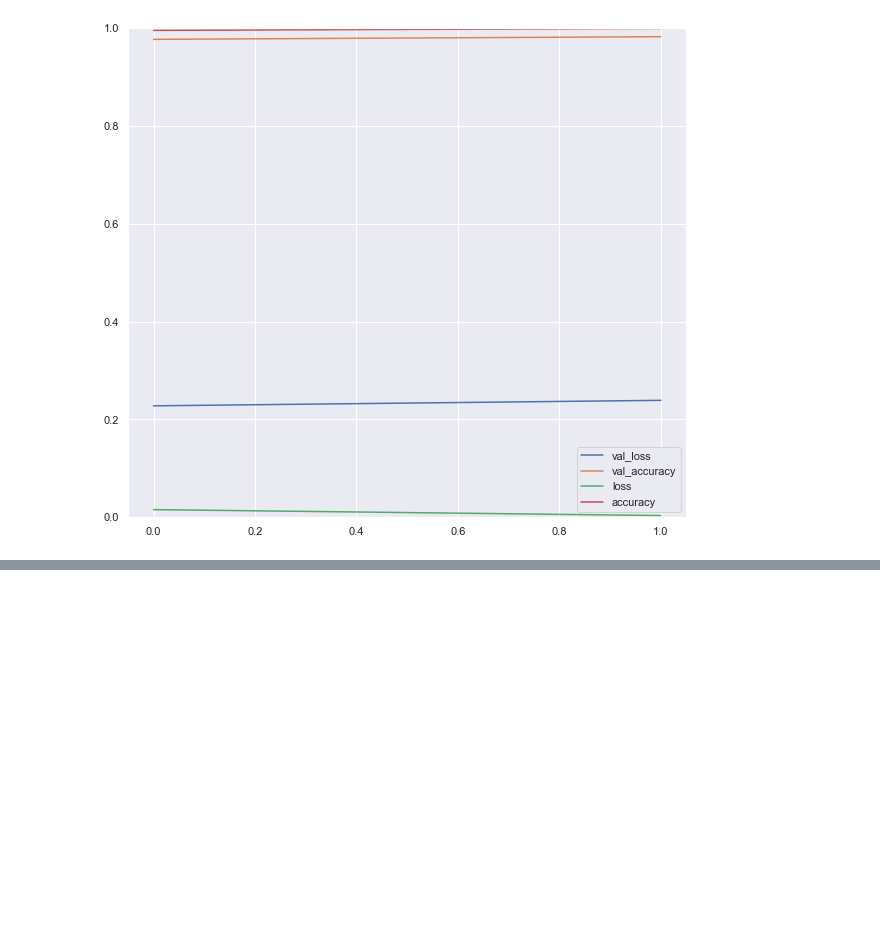
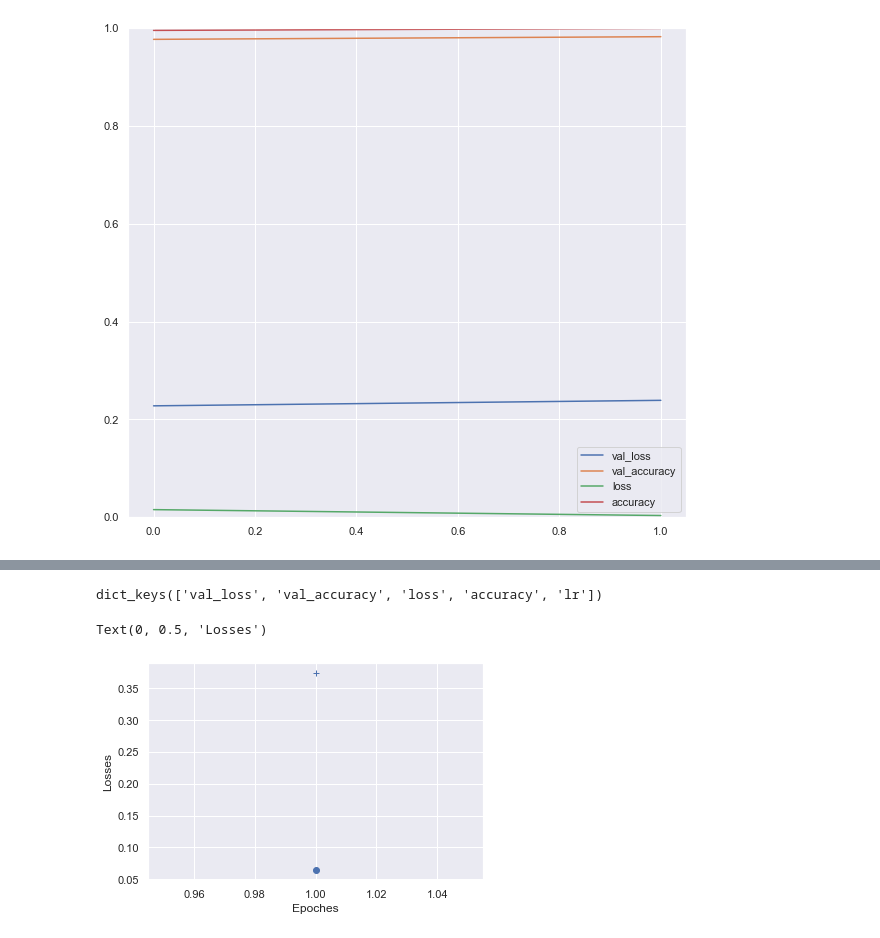
Before and after one commit to wonheejo/Kaggle-Digit-Recognizer, a Jupyter notebook: Digit Recognizer.ipynb, the cells around one changed output, grey strips where cells are left out. Cells and saved outputs as stored; diff of their text form; code cells hidden in the pictures; blank space fills up the shorter version.

Commit message:
CNN model trained

```diff
--- a/Digit Recognizer.ipynb
+++ b/Digit Recognizer.ipynb
@@ -221,0 +239,8 @@ fc.save('Fully Connected Layer.h5')
+# %%
+learning_rate_reduction = ReduceLROnPlateau(monitor='val_acc', patience=3, verbose=1, factor=0.5, min_lr=0.00001)
+epochs = 1
+batch_size = 64
+# %%
+cnn_model = CNN_model()
+# %%
+history = cnn_model.fit_generator(generator=batches, steps_per_epoch = batches.n, epochs = epochs, validation_data = val_batches, validation_steps=val_batches.n, callbacks = [learning_rate_reduction])
@@ -221,0 +250,17 @@ fc.save('Fully Connected Layer.h5')
+# %%
+model_cnn_history = history.history
+model_cnn_history.keys()
+# %% [output]
+dict_keys(['val_loss', 'val_accuracy', 'loss', 'accuracy', 'lr'])
+# %%
+losses = model_cnn_history['loss']
+val_losses = model_cnn_history['val_loss']
+epoches = range(1, len(val_losses)+1)
+
+plt.plot(epoches, losses, 'bo')
+plt.plot(epoches, val_losses, 'b+')
+plt.xlabel('Epoches')
+plt.ylabel('Losses')
+# %% [output]
+Text(0, 0.5, 'Losses')
+[figure, added]
```
Also changed, not shown: parts of 7 cells of this notebook, 2 other files.
